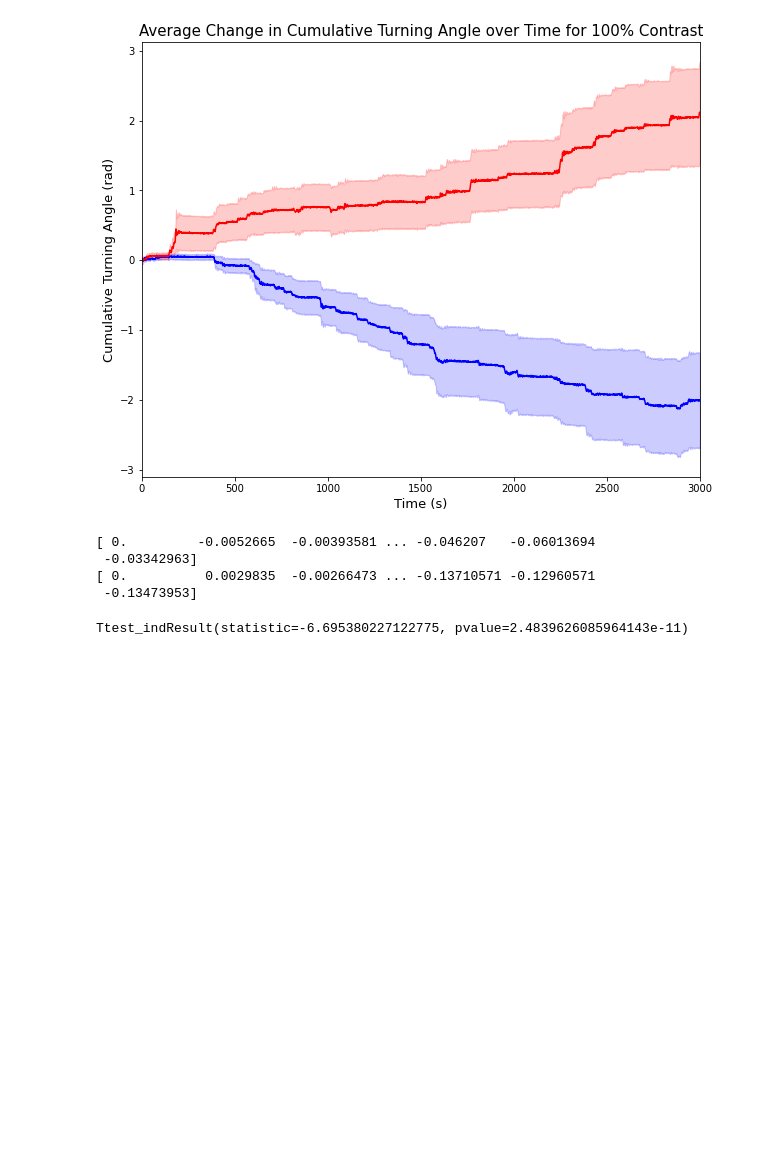
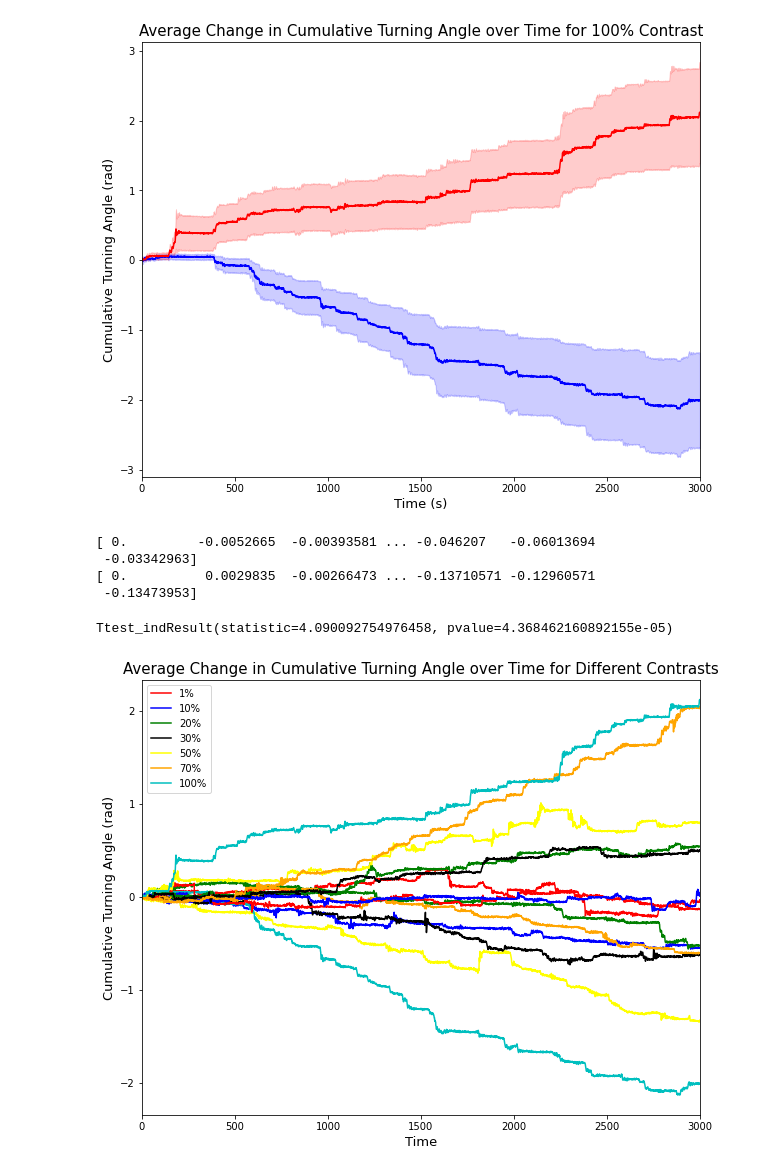
Before and after one commit to katarzyna-kupczyk/Effects-of-Methionine-on-the-OMR-in-Zebrafish-Larvae, a Jupyter notebook: notebooks/Analysis_Met_AM.ipynb, the cells around one changed output. Drawn from its saved outputs; the diff is of its cells as text; code cells hidden in the pictures; blank space fills up the shorter version.

```diff
--- a/notebooks/Analysis_Met_AM.ipynb
+++ b/notebooks/Analysis_Met_AM.ipynb
@@ -217,6 +218,30 @@ print(avg_RmeC1_trajectory)
 [ 0.          0.0029835  -0.00266473 ... -0.13710571 -0.12960571
  -0.13473953]
 # %%
-ttest_ind(avg_LmeC1_trajectory,abs(avg_RmeC1_trajectory),equal_var=False)
+ttest_ind(avg_LmeC1_trajectory,-(avg_RmeC1_trajectory),equal_var=True)
 # %% [output]
-Ttest_indResult(statistic=-6.695380227122775, pvalue=2.4839626085964143e-11)
+Ttest_indResult(statistic=4.090092754976458, pvalue=4.368462160892155e-05)
+# %%
+fig, ax = plt.subplots(1,1,figsize=(10,8))
+plt.title("Average Change in Cumulative Turning Angle over Time for Different Contrasts",fontsize=15)
+ax.set_xlabel("Time",fontsize=13)
+ax.set_ylabel("Cumulative Turning Angle (rad)",fontsize=13)
+ax.set_xlim(0,3000)
+ax.plot(avg_LmeC1_trajectory,c="r",label='1%')
+ax.plot(avg_LmeC10_trajectory,c="b",label='10%')
+ax.plot(avg_LmeC20_trajectory,c="g",label='20%')
+ax.plot(avg_LmeC30_trajectory,c="k",label='30%')
+ax.plot(avg_LmeC50_trajectory,c="yellow",label='50%')
+ax.plot(avg_LmeC70_trajectory,c="orange",label='70%')
+ax.plot(avg_LmeC100_trajectory,c="c",label='100%')
+ax.plot(avg_RmeC1_trajectory,c="r")
+ax.plot(avg_RmeC10_trajectory,c="b")
+ax.plot(avg_RmeC20_trajectory,c="g")
+ax.plot(avg_RmeC30_trajectory,c="k")
+ax.plot(avg_RmeC50_trajectory,c="yellow")
+ax.plot(avg_RmeC70_trajectory,c="orange")
+ax.plot(avg_RmeC100_trajectory,c="c")
+plt.legend()
+plt.show()
+# %% [output]
+[figure, added]
```
Also changed, not shown: parts of 3 cells of this notebook, 13 other files.
